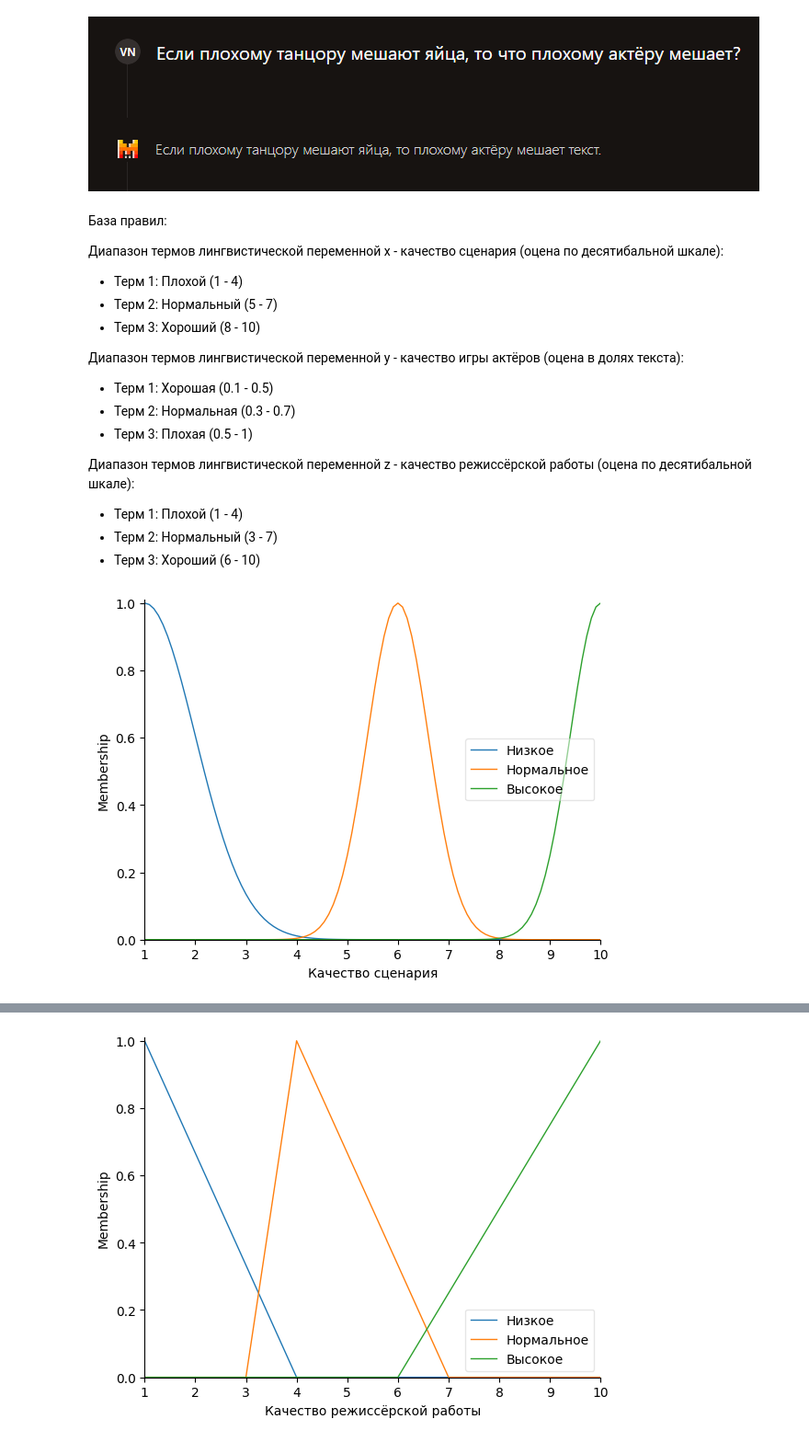
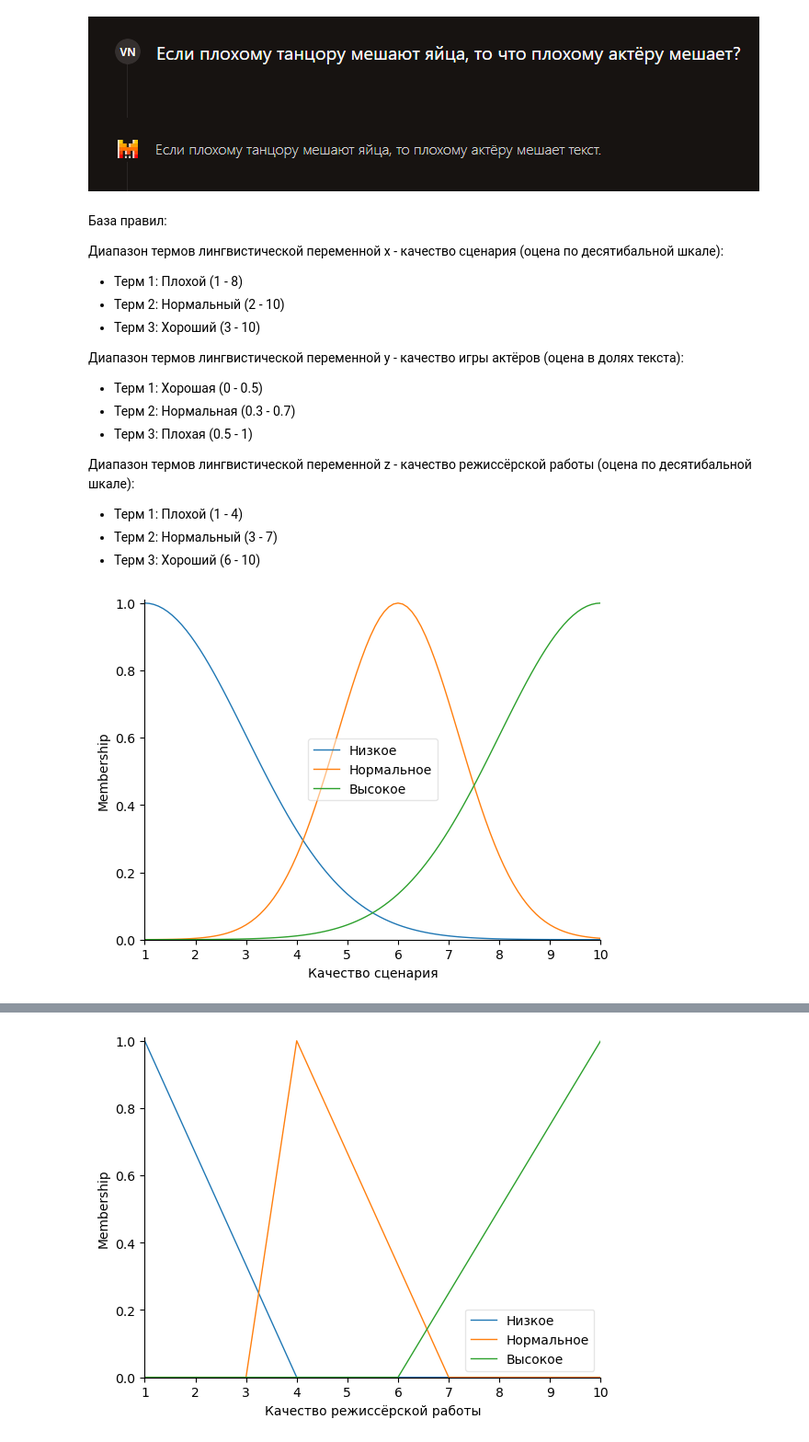
Before and after one commit to vitamin1312/DecisionTheory, a Jupyter notebook: FuzzyLogic/main.ipynb, the cells around one changed output, grey strips where cells are left out. Shown at 92% size. Saved outputs shown, nothing was run; the diff lists cells and outputs as text; code cells hidden in the pictures.

```diff
--- a/FuzzyLogic/main.ipynb
+++ b/FuzzyLogic/main.ipynb
@@ -51,12 +51,12 @@ import numpy as np
 База правил:
 
 Диапазон термов лингвистической переменной x - качество сценария (оцена по десятибальной шкале):
-- Терм 1: Плохой (1 - 4)
-- Терм 2: Нормальный (5 - 7)
-- Терм 3: Хороший (8 - 10)
+- Терм 1: Плохой (1 - 8)
+- Терм 2: Нормальный (2 - 10)
+- Терм 3: Хороший (3 - 10)
 
 Диапазон термов лингвистической переменной y - качество игры актёров (оцена в долях текста):
-- Терм 1: Хорошая (0.1 - 0.5)
+- Терм 1: Хорошая (0 - 0.5)
 - Терм 2: Нормальная (0.3 - 0.7)
 - Терм 3: Плохая (0.5 - 1)
 
@@ -67,13 +67,13 @@ import numpy as np
 # %%
 scenario_quality = Antecedent(np.linspace(1, 10, 100), 'Качество сценария')
 
-scenario_quality['Низкое'] = fuzz.gaussmf(scenario_quality.universe, 1, 1)
-scenario_quality['Нормальное'] = fuzz.gaussmf(scenario_quality.universe, 6, 0.6)
-scenario_quality['Высокое'] = fuzz.gaussmf(scenario_quality.universe, 10, 0.6)
+scenario_quality['Низкое'] = fuzz.gaussmf(scenario_quality.universe, 1, 2)
+scenario_quality['Нормальное'] = fuzz.gaussmf(scenario_quality.universe, 6, 1.2)
+scenario_quality['Высокое'] = fuzz.gaussmf(scenario_quality.universe, 10, 2)
 
 scenario_quality.view()
 # %% [output]
-[figure, old version]
+[figure, new version]
 # %%
 performance_quality = Antecedent(np.linspace(0, 1, 100), 'Качество игры актёров')
 
```
Also changed, not shown: parts of 23 cells of this notebook.
